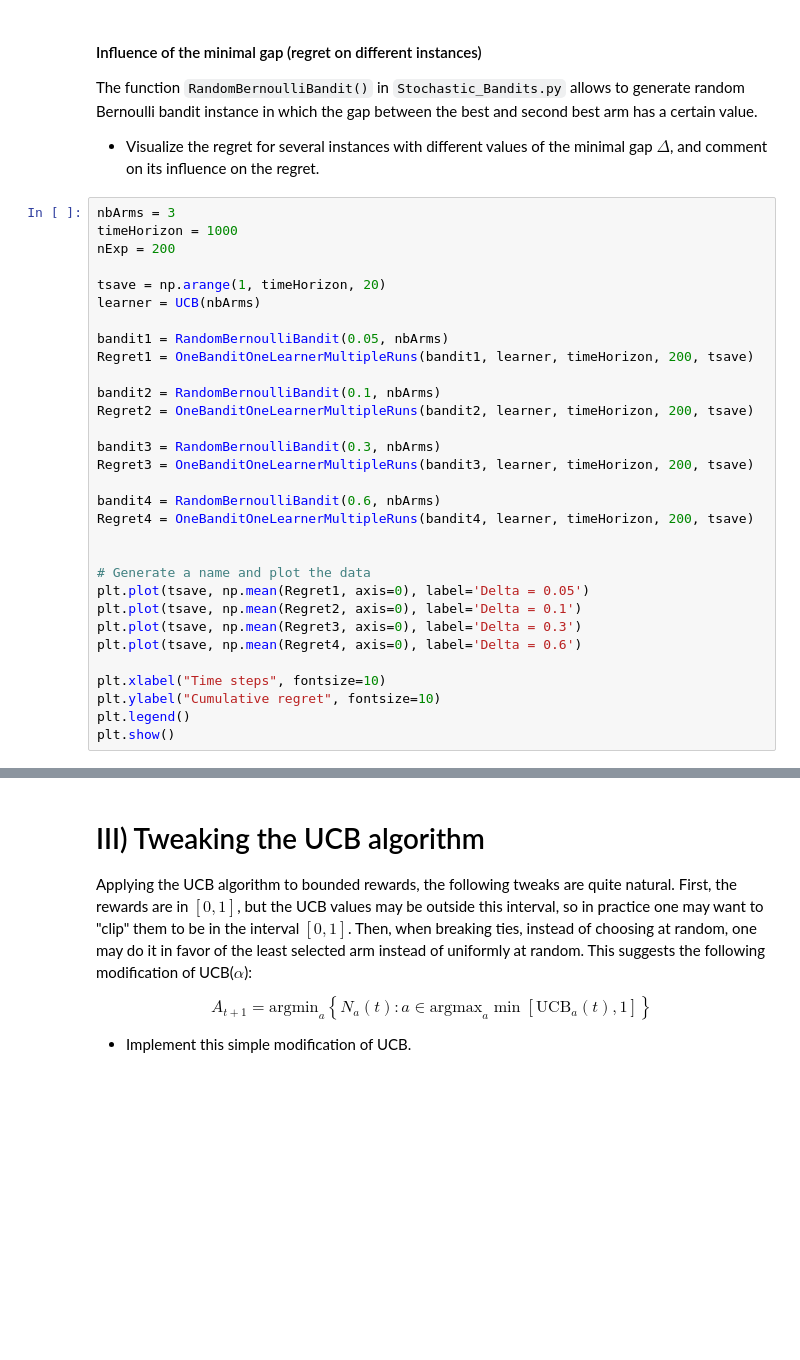
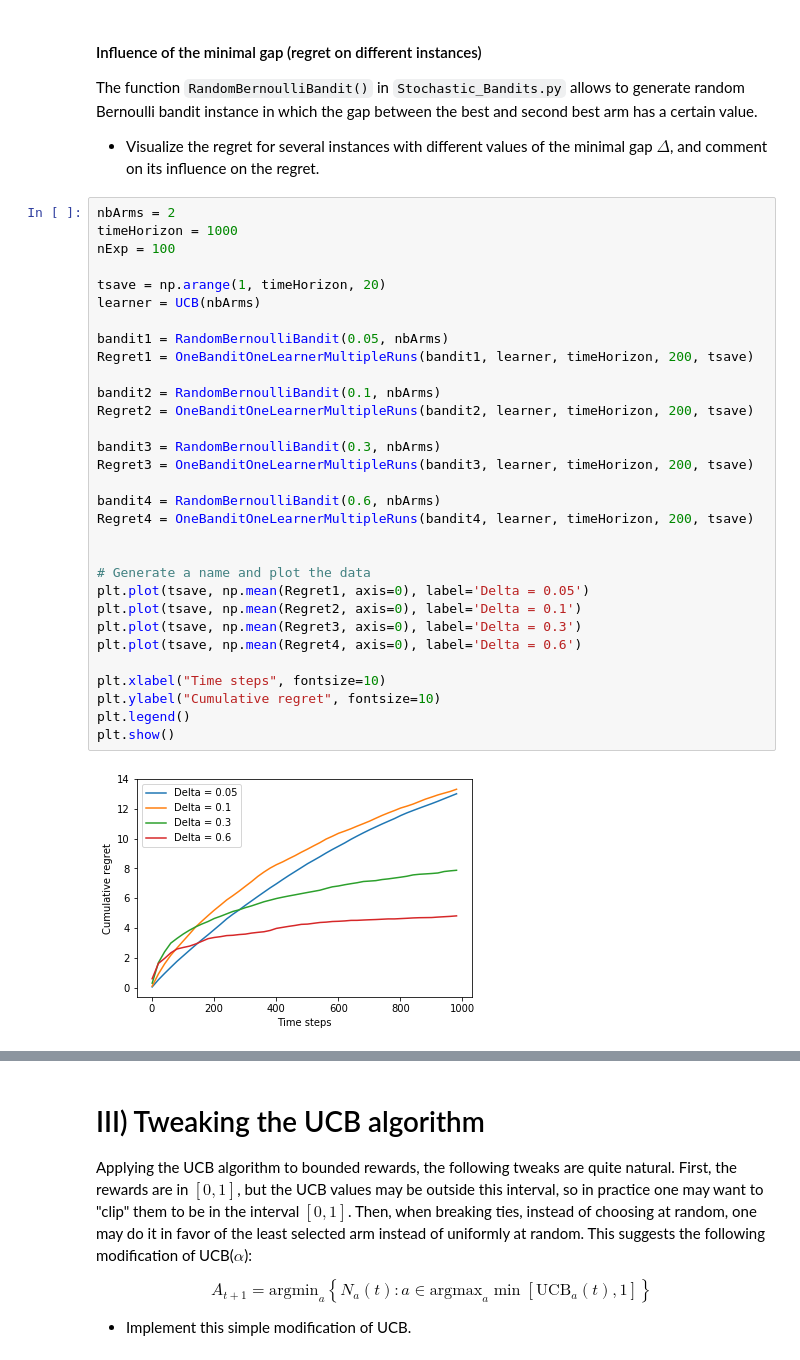
Before and after one commit to yfletberliac/rlss-2019, a Jupyter notebook: labs/MAB.Bandits_solution.ipynb, the cells around one changed output, grey strips where cells are left out. Saved outputs shown, nothing was run; the diff lists cells and outputs as text; blank space fills up the shorter version.

```diff
--- a/labs/MAB.Bandits_solution.ipynb
+++ b/labs/MAB.Bandits_solution.ipynb
@@ -298,36 +299,38 @@ The function `RandomBernoulliBandit()` in `Stochastic_Bandits.py` allows to gene
 
 * Visualize the regret for several instances with different values of the minimal gap $\Delta$, and comment on its influence on the regret.
 # %%
-nbArms = 3
+nbArms = 2
 timeHorizon = 1000
-nExp = 200
+nExp = 100
 
 tsave = np.arange(1, timeHorizon, 20)
 learner = UCB(nbArms)
 
 bandit1 = RandomBernoulliBandit(0.05, nbArms)
 Regret1 = OneBanditOneLearnerMultipleRuns(bandit1, learner, timeHorizon, 200, tsave)
 
 bandit2 = RandomBernoulliBandit(0.1, nbArms)
 Regret2 = OneBanditOneLearnerMultipleRuns(bandit2, learner, timeHorizon, 200, tsave)
 
 bandit3 = RandomBernoulliBandit(0.3, nbArms)
 Regret3 = OneBanditOneLearnerMultipleRuns(bandit3, learner, timeHorizon, 200, tsave)
 
 bandit4 = RandomBernoulliBandit(0.6, nbArms)
 Regret4 = OneBanditOneLearnerMultipleRuns(bandit4, learner, timeHorizon, 200, tsave)
 
 
 # Generate a name and plot the data
 plt.plot(tsave, np.mean(Regret1, axis=0), label='Delta = 0.05')
 plt.plot(tsave, np.mean(Regret2, axis=0), label='Delta = 0.1')
 plt.plot(tsave, np.mean(Regret3, axis=0), label='Delta = 0.3')
 plt.plot(tsave, np.mean(Regret4, axis=0), label='Delta = 0.6')
 
 plt.xlabel("Time steps", fontsize=10)
 plt.ylabel("Cumulative regret", fontsize=10)
 plt.legend()
 plt.show()
+# %% [output]
+[figure, added]
 # %% [markdown]
 On a MAB instance with bounded rewards, UCB (with parameter alpha = 1/2) is known to satisfy
 
```
Also changed, not shown: parts of 23 cells of this notebook.
